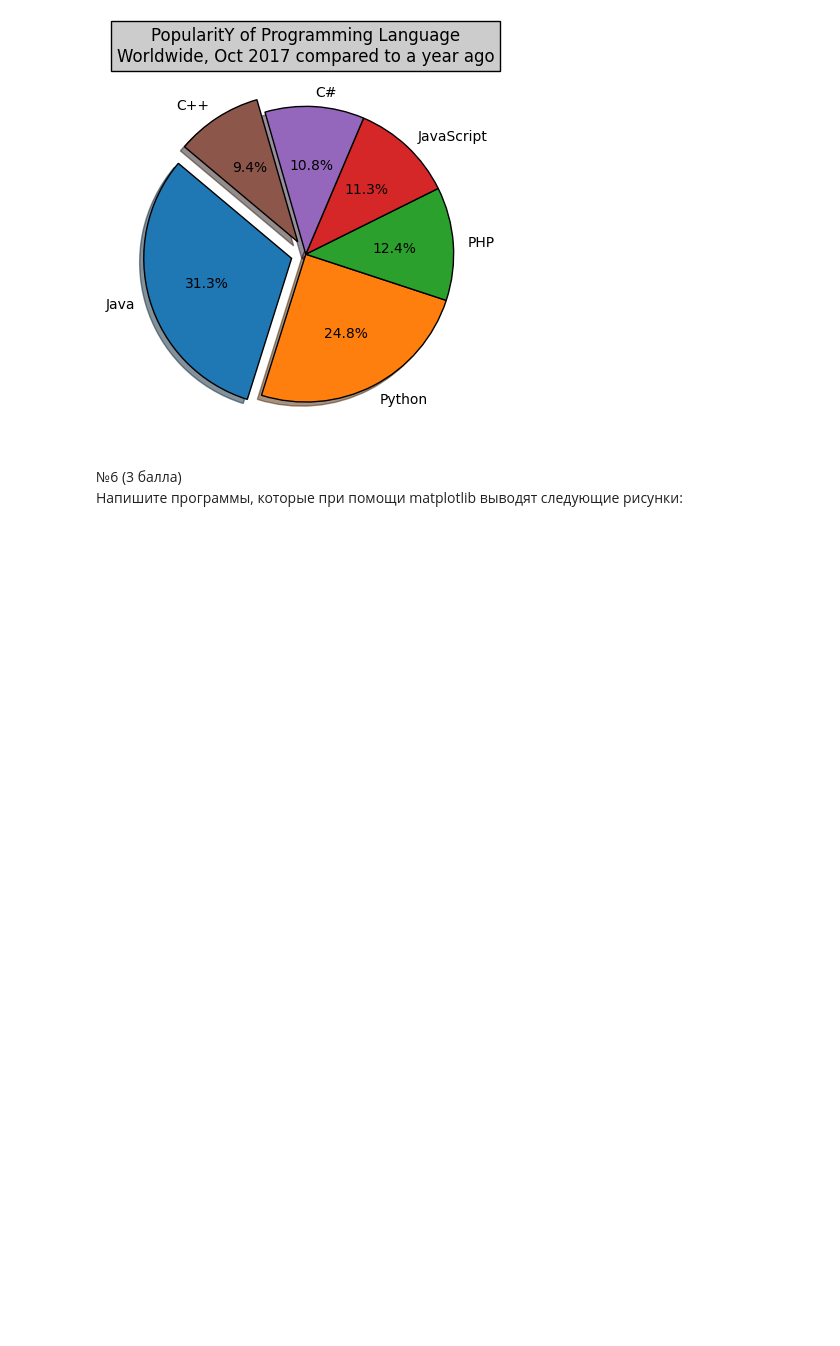
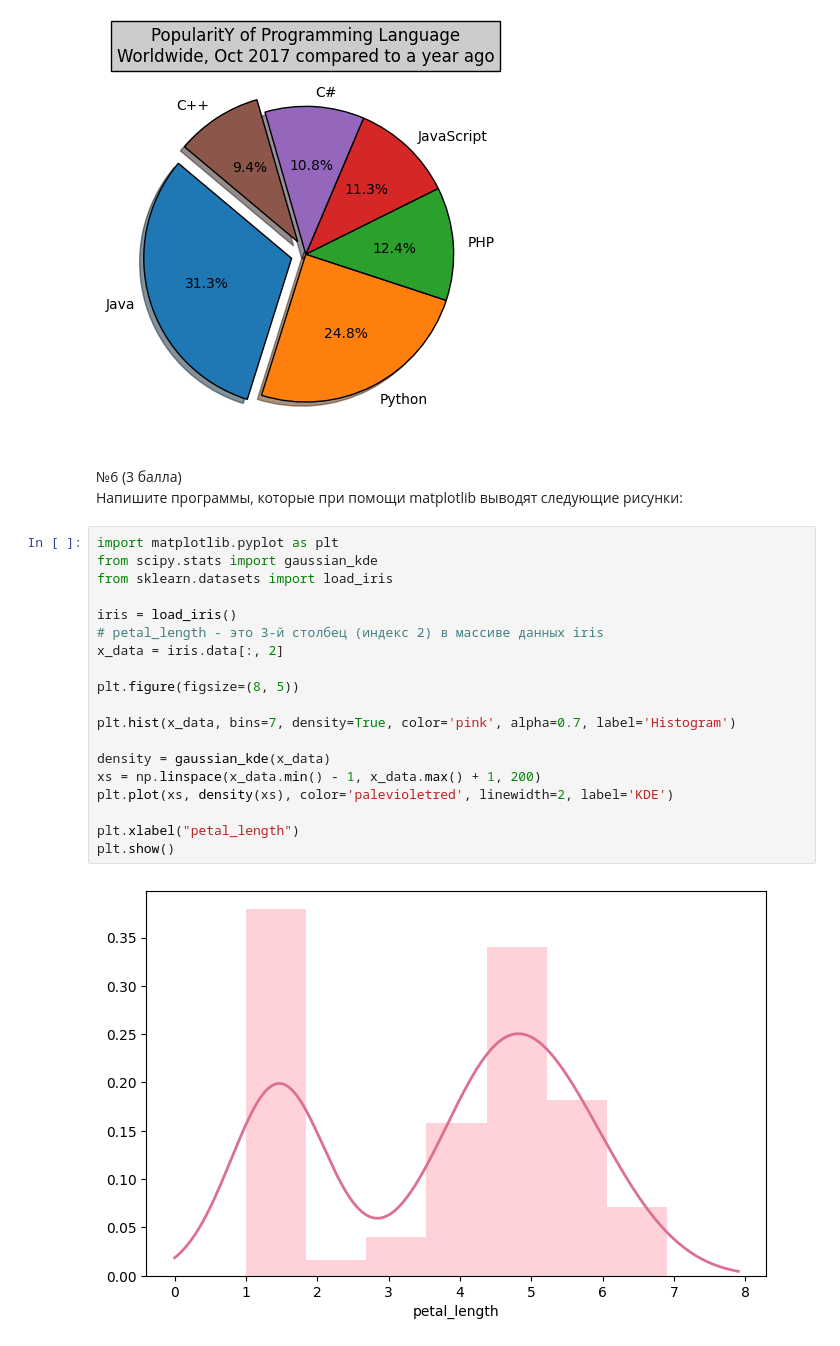
Before and after one commit to WonderSi/iml-python-semestr5, a Jupyter notebook: lab2.ipynb, the cells around one changed output. Saved outputs shown, nothing was run; the diff lists cells and outputs as text; blank space fills up the shorter version.

```diff
--- a/lab2.ipynb
+++ b/lab2.ipynb
@@ -459,3 +464,24 @@ if __name__ == '__main__':
 # %% [markdown]
 №6 (3 балла) <br/>
 Напишите программы, которые при помощи matplotlib выводят следующие рисунки:
+# %%
+import matplotlib.pyplot as plt
+from scipy.stats import gaussian_kde
+from sklearn.datasets import load_iris
+
+iris = load_iris()
+# petal_length - это 3-й столбец (индекс 2) в массиве данных iris
+x_data = iris.data[:, 2]
+
+plt.figure(figsize=(8, 5))
+
+plt.hist(x_data, bins=7, density=True, color='pink', alpha=0.7, label='Histogram')
+
+density = gaussian_kde(x_data)
+xs = np.linspace(x_data.min() - 1, x_data.max() + 1, 200)
+plt.plot(xs, density(xs), color='palevioletred', linewidth=2, label='KDE')
+
+plt.xlabel("petal_length")
+plt.show()
+# %% [output]
+[figure, added]
```
Also changed, not shown: parts of 3 cells of this notebook.
